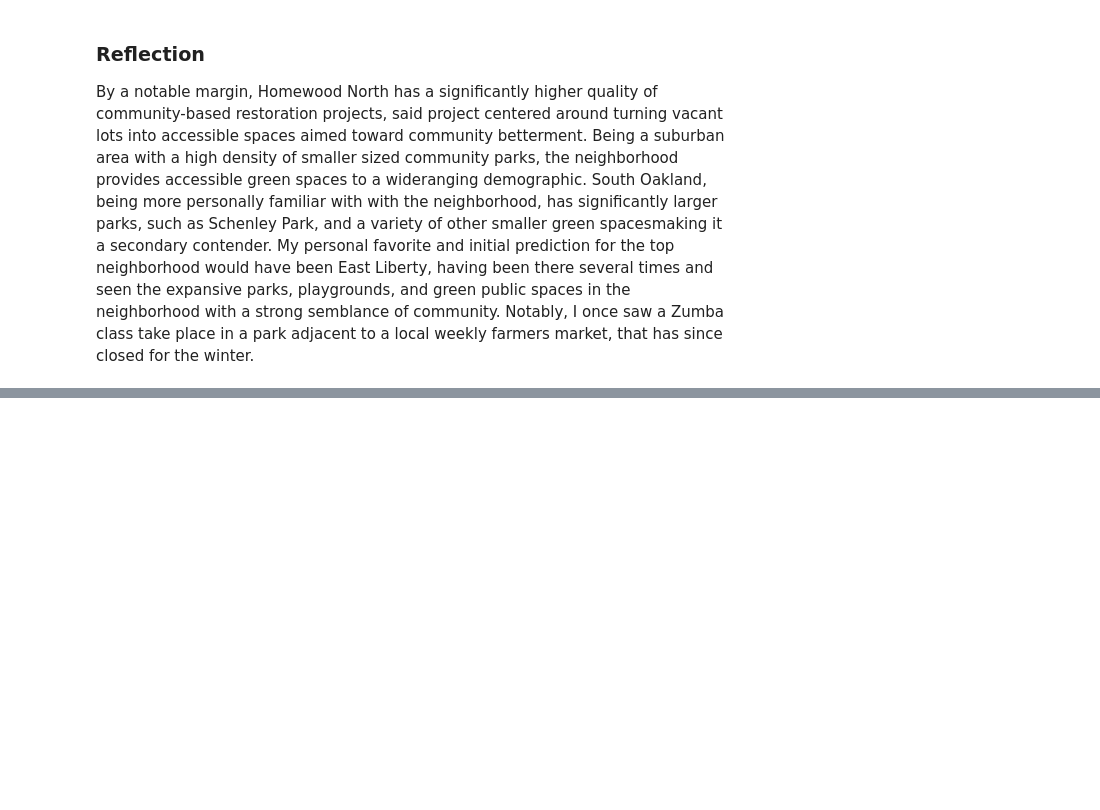
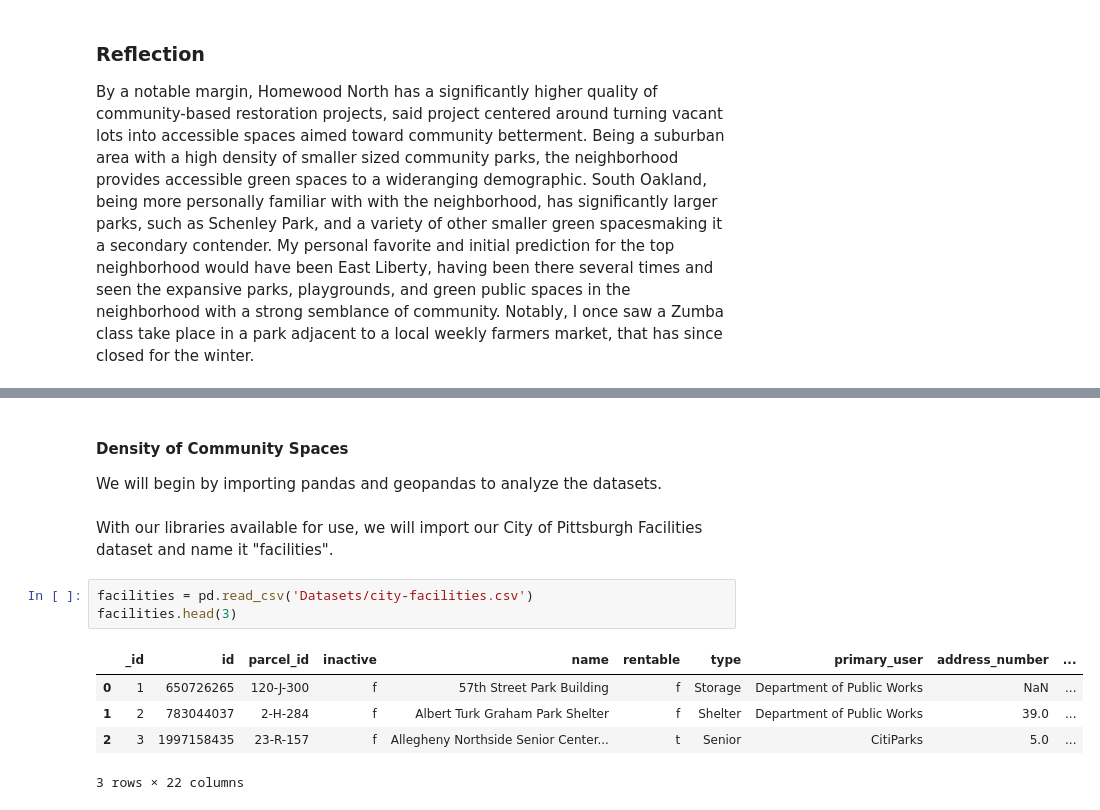
Before and after one commit to riv1ere/Final-Project, a Jupyter notebook: Joint-Notebook.ipynb, the cells around one changed output, grey strips where cells are left out. Cells and saved outputs as stored; diff of their text form; blank space fills up the shorter version.

```diff
--- a/Joint-Notebook.ipynb
+++ b/Joint-Notebook.ipynb
@@ -131,0 +142,14 @@ By a notable margin, Homewood North has a significantly higher quality of commun
+# %% [markdown]
+#### Density of Community Spaces
+We will begin by importing pandas and geopandas to analyze the datasets.
+# %% [markdown]
+With our libraries available for use, we will import our City of Pittsburgh Facilities dataset and name it "facilities".
+# %%
+facilities = pd.read_csv('Datasets/city-facilities.csv')
+facilities.head(3)
+# %% [output]
+|  | _id | id | parcel_id | inactive | name | rentable | type | primary_user | address_number | ... |
+| 0 | 1 | 650726265 | 120-J-300 | f | 57th Street Park Building | f | Storage | Department of Public Works | NaN | ... |
+| 1 | 2 | 783044037 | 2-H-284 | f | Albert Turk Graham Park Shelter | f | Shelter | Department of Public Works | 39.0 | ... |
+| 2 | 3 | 1997158435 | 23-R-157 | f | Allegheny Northside Senior Center... | t | Senior | CitiParks | 5.0 | ... |
+3 rows × 22 columns
```
Also changed, not shown: parts of 12 cells of this notebook.
